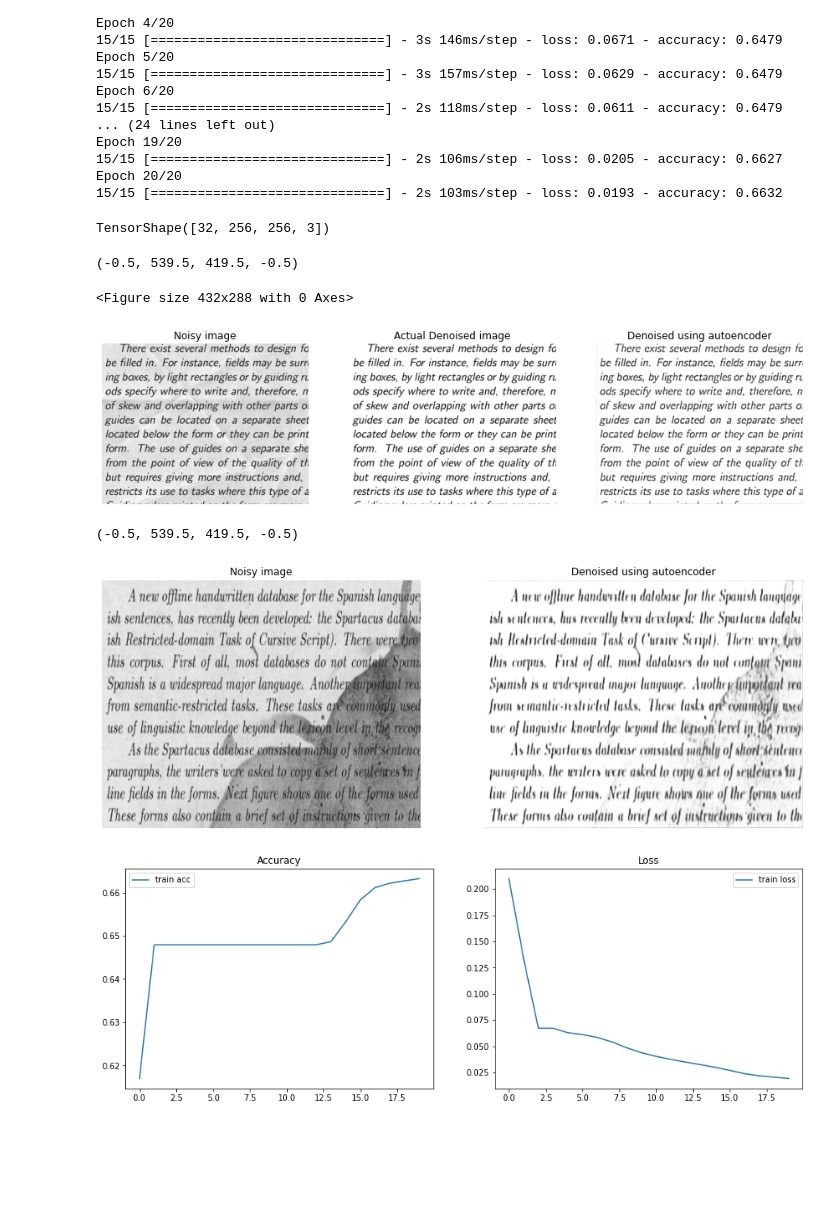
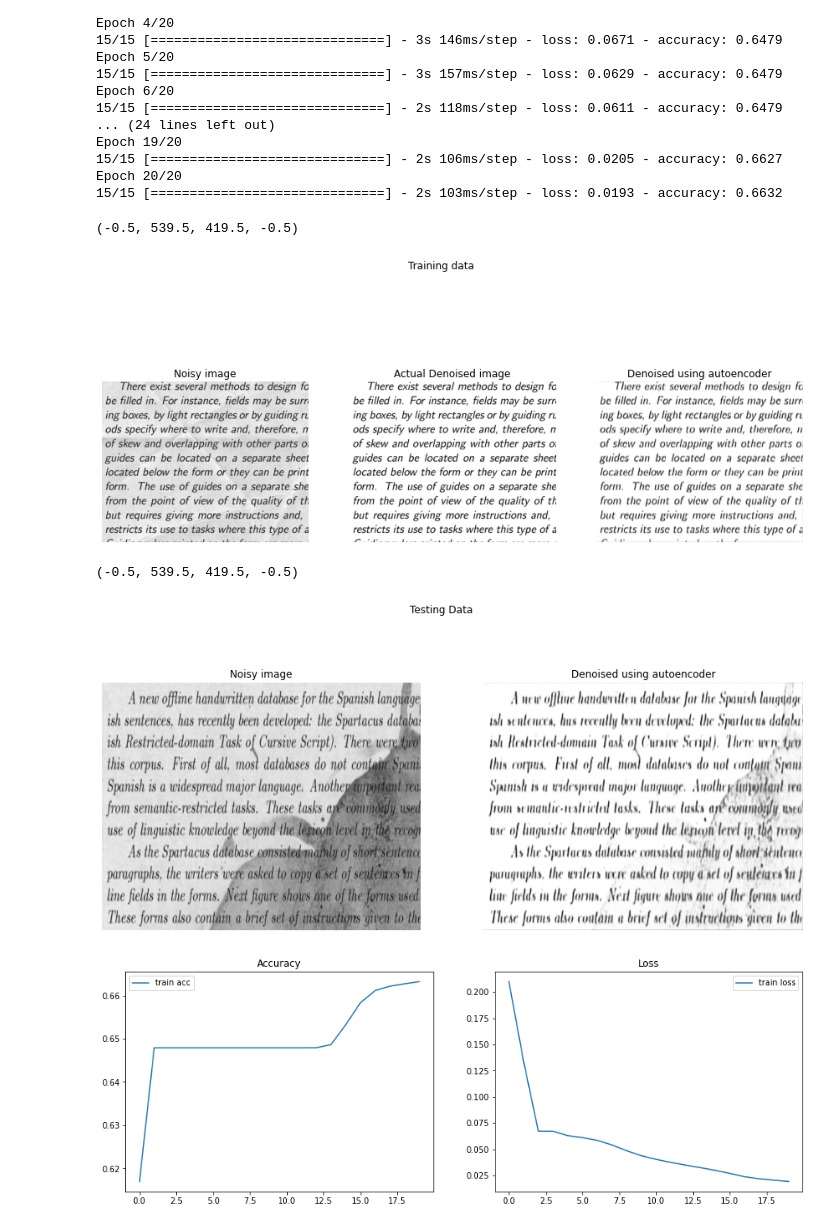
Before and after one commit to Ananthzeke/Globalcert, a Jupyter notebook: intern_task_3.ipynb, the cells around one changed output. Cells and saved outputs as stored; diff of their text form; code cells hidden in the pictures; blank space fills up the shorter version.

```diff
--- a/intern_task_3.ipynb
+++ b/intern_task_3.ipynb
@@ -96,33 +96,30 @@ Epoch 19/20
 15/15 [==============================] - 2s 106ms/step - loss: 0.0205 - accuracy: 0.6627
 Epoch 20/20
 15/15 [==============================] - 2s 103ms/step - loss: 0.0193 - accuracy: 0.6632
-# %%
-next(iter(train_y)).shape
-# %% [output]
-TensorShape([32, 256, 256, 3])
 # %%
 predicted=autoencoder.predict(train_x)[0].reshape(420,-1)
 actual=next(iter(train_y))[0]
 # %%
 fig = plt.figure(figsize=(15, 7))
+plt.suptitle('Training data')
 plt.subplot(131,title="Noisy image")
 plt.imshow(next(iter(train_x))[0]) # noisy image
 plt.axis('off')
 plt.subplot(132,title="Actual Denoised image")
 plt.imshow(actual) #denoised image
 plt.axis('off')
 plt.subplot(133,title='Denoised using autoencoder')
 plt.imshow(predicted,cmap='gray')
 plt.axis('off')
 # %% [output]
 (-0.5, 539.5, 419.5, -0.5)
-<Figure size 432x288 with 0 Axes>
-[figure, old version]
+[figure, new version]
 # %%
 predicted=autoencoder.predict(test)[0].reshape(420,-1)
 actual=next(iter(test))[0]
 # %%
 fig = plt.figure(figsize=(15, 7))
+plt.suptitle('Testing Data')
 plt.subplot(121,title="Noisy image")
 plt.imshow(actual) # noisy image
 plt.axis('off')
@@ -131,7 +128,7 @@ plt.imshow(predicted,cmap='gray')
 plt.axis('off')
 # %% [output]
 (-0.5, 539.5, 419.5, -0.5)
-[figure, old version]
+[figure, new version]
 # %%
 history=history.history
 # %%
```
